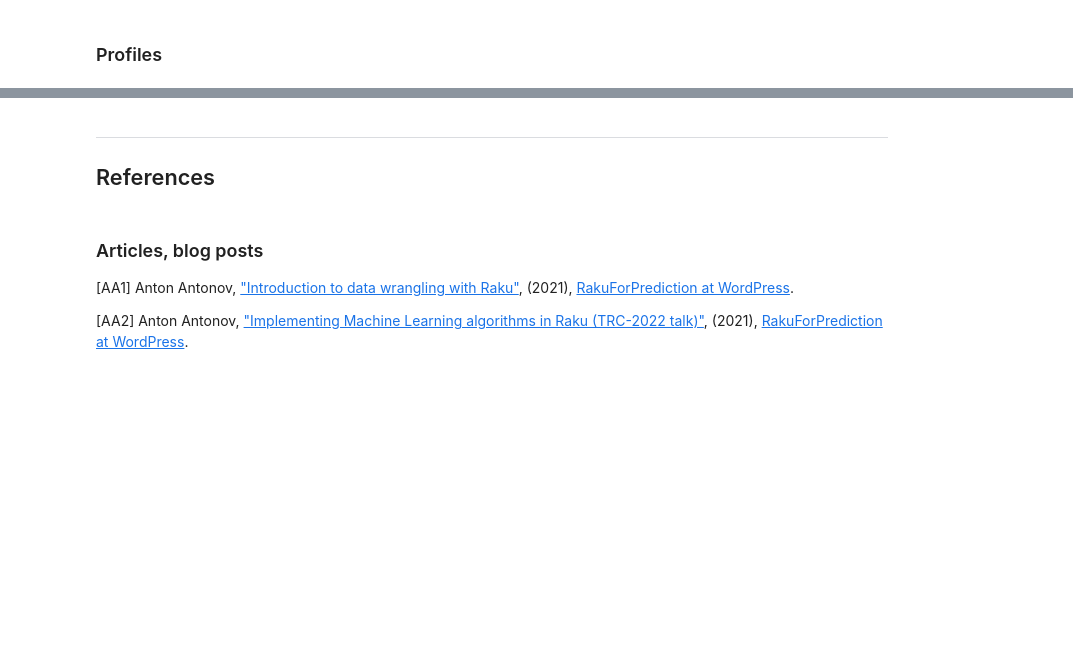
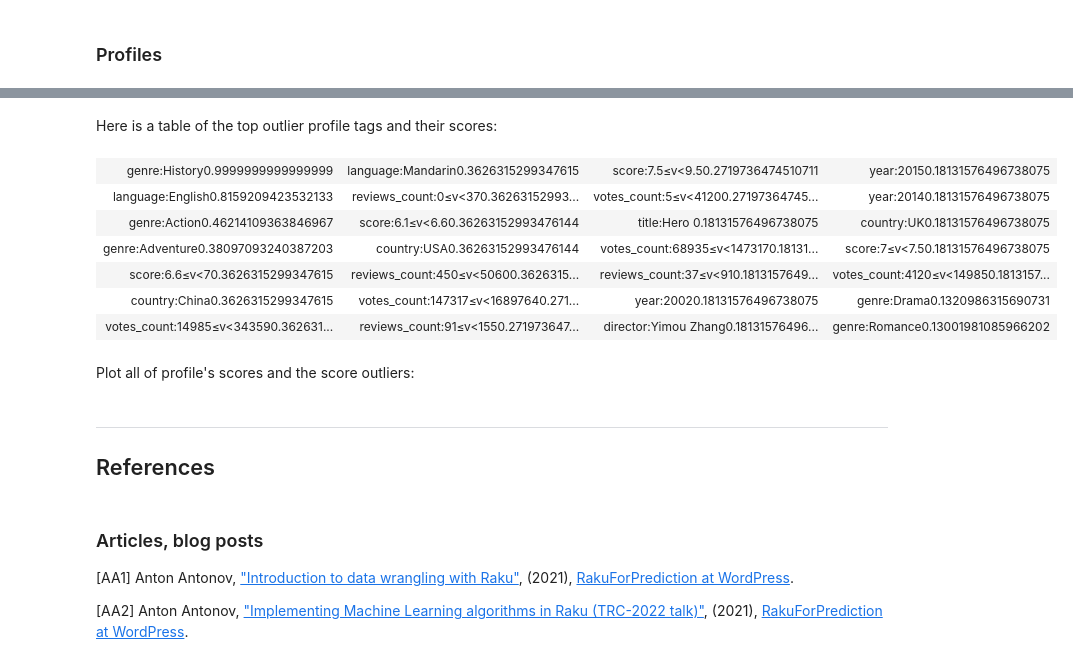
Before and after one commit to antononcube/RakuForPrediction-blog, a Jupyter notebook: Notebooks/Jupyter/Data-science-over-a-small-movie-dataset-Part-2.ipynb, the cells around one changed output, grey strips where cells are left out. Drawn from its saved outputs; the diff is of its cells as text; code cells hidden in the pictures; blank space fills up the shorter version.

```diff
--- a/Notebooks/Jupyter/Data-science-over-a-small-movie-dataset-Part-2.ipynb
+++ b/Notebooks/Jupyter/Data-science-over-a-small-movie-dataset-Part-2.ipynb
@@ -181,3 +391,20 @@ deduce-type(@profile2)
+# %% [markdown]
+Here is a table of the top outlier profile tags and their scores:
+# %%
+#%html
+@profile.head(28)
+==> { $_.map({ to-html-table([$_,]) }) }()
+==> to-html(:multi-column, :4columns, :html-elements)
+# %% [output]
+| genre:History0.9999999999999999 | language:Mandarin0.3626315299347615 | score:7.5≤v<9.50.2719736474510711 | year:20150.18131576496738075 |
+| language:English0.8159209423532133 | reviews_count:0≤v<370.36263152993... | votes_count:5≤v<41200.27197364745... | year:20140.18131576496738075 |
+| genre:Action0.46214109363846967 | score:6.1≤v<6.60.36263152993476144 | title:Hero 0.18131576496738075 | country:UK0.18131576496738075 |
+| genre:Adventure0.38097093240387203 | country:USA0.36263152993476144 | votes_count:68935≤v<1473170.18131... | score:7≤v<7.50.18131576496738075 |
+| score:6.6≤v<70.3626315299347615 | reviews_count:450≤v<50600.3626315... | reviews_count:37≤v<910.1813157649... | votes_count:4120≤v<149850.1813157... |
+| country:China0.3626315299347615 | votes_count:147317≤v<16897640.271... | year:20020.18131576496738075 | genre:Drama0.1320986315690731 |
+| votes_count:14985≤v<343590.362631... | reviews_count:91≤v<1550.271973647... | director:Yimou Zhang0.18131576496... | genre:Romance0.13001981085966202 |
+# %% [markdown]
+Plot all of profile's scores and the score outliers:
 # %%
 #%js
 js-d3-list-plot(
```
Also changed, not shown: parts of 29 cells of this notebook.
